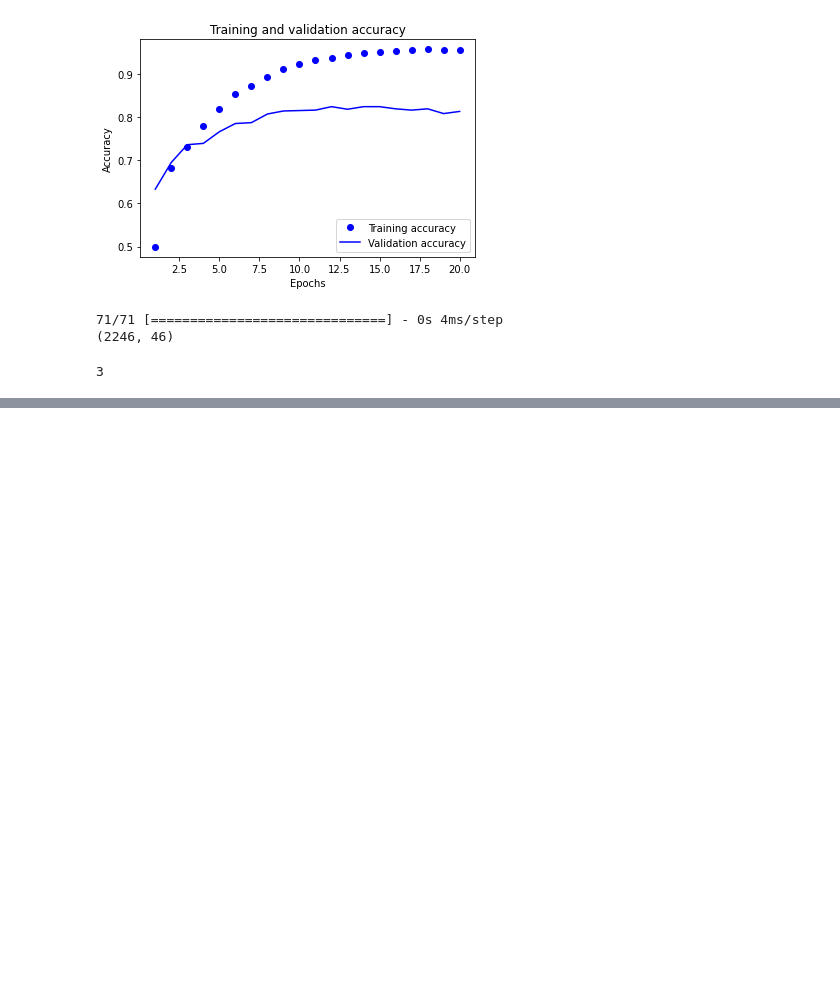
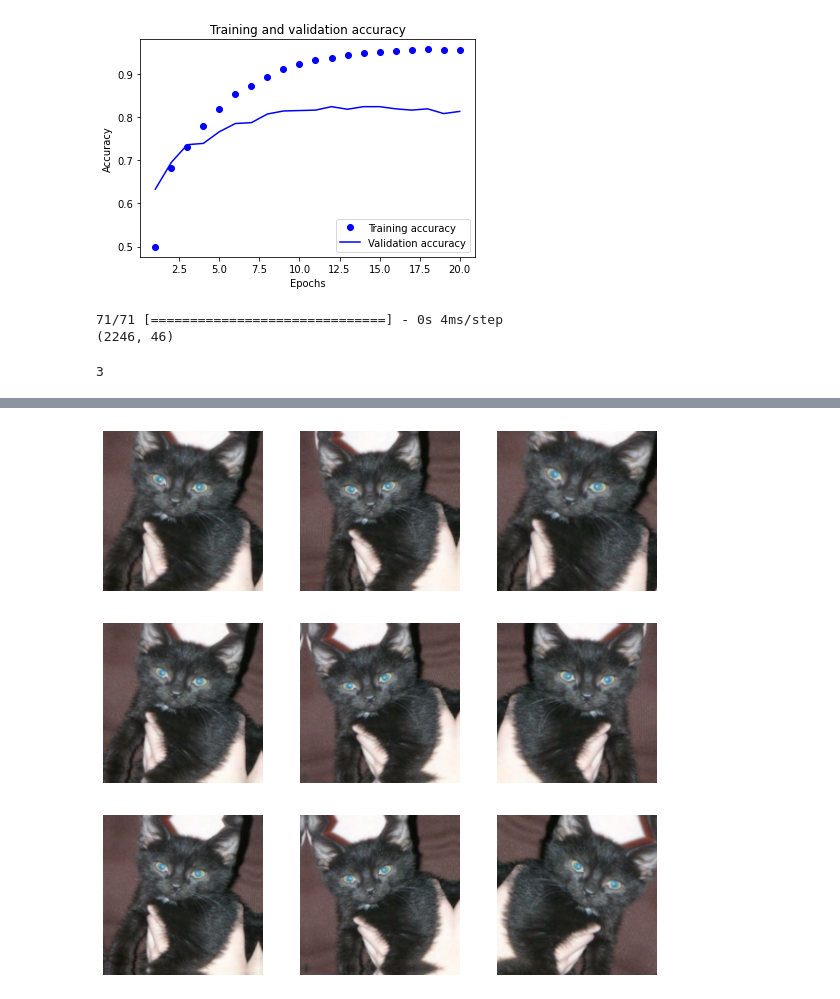
Before and after one commit to machida4/DEEP_LEARNING_with_Python, a Jupyter notebook: DEEP_LEARNING_with_Python.ipynb, the cells around one changed output, grey strips where cells are left out. Saved outputs shown, nothing was run; the diff lists cells and outputs as text; code cells hidden in the pictures; blank space fills up the shorter version.

```diff
--- a/DEEP_LEARNING_with_Python.ipynb
+++ b/DEEP_LEARNING_with_Python.ipynb
@@ -467,0 +553,17 @@ np.argmax(predictions[0])
+# %%
+import os, shutil, pathlib
+
+original_dir = pathlib.Path("train")
+new_base_dir = pathlib.Path("cats_vs_dogs_small")
+
+def make_subset(subset_name, start_index, end_index):
+  for category in ("cat", "dog"):
+    dir = new_base_dir / subset_name / category
+    os.makedirs(dir)
+    fnames = [f"{category}.{i}.jpg" for i in range(start_index, end_index)]
+    for fname in fnames:
+      shutil.copyfile(src=original_dir / fname, dst=dir / fname)
+
+make_subset("train", start_index=0, end_index=1000)
+make_subset("validation", start_index=1000, end_index=1500)
+make_subset("test", start_index=1500, end_index=2500)
@@ -467,0 +665,4 @@ np.argmax(predictions[0])
+# %%
+test_model = keras.models.load_model("convnet_from_scratch.keras")
+test_loss, test_acc = test_model.evaluate(test_dataset)
+print(f"Test accuracy: {test_acc:.3f}")
@@ -467,0 +672,18 @@ np.argmax(predictions[0])
+# %%
+# データ拡張層
+data_augmentation = keras.Sequential(
+    [
+        layers.RandomFlip("horizontal"),
+        layers.RandomRotation(0.1),
+        layers.RandomZoom(0.2),
+    ]
+)
+# %%
+plt.figure(figsize=(10, 10))
+for images, _ in train_dataset.take(1):
+  for i in range(9):
+    augmented_images = data_augmentation(images)
+    ax = plt.subplot(3, 3, i + 1)
+    plt.imshow(augmented_images[0].numpy().astype("uint8"))
+    plt.axis("off")
+# %% [output]
@@ -467,0 +707 @@ np.argmax(predictions[0])
+[figure, added]
```
Also changed, not shown: parts of 21 cells of this notebook.
